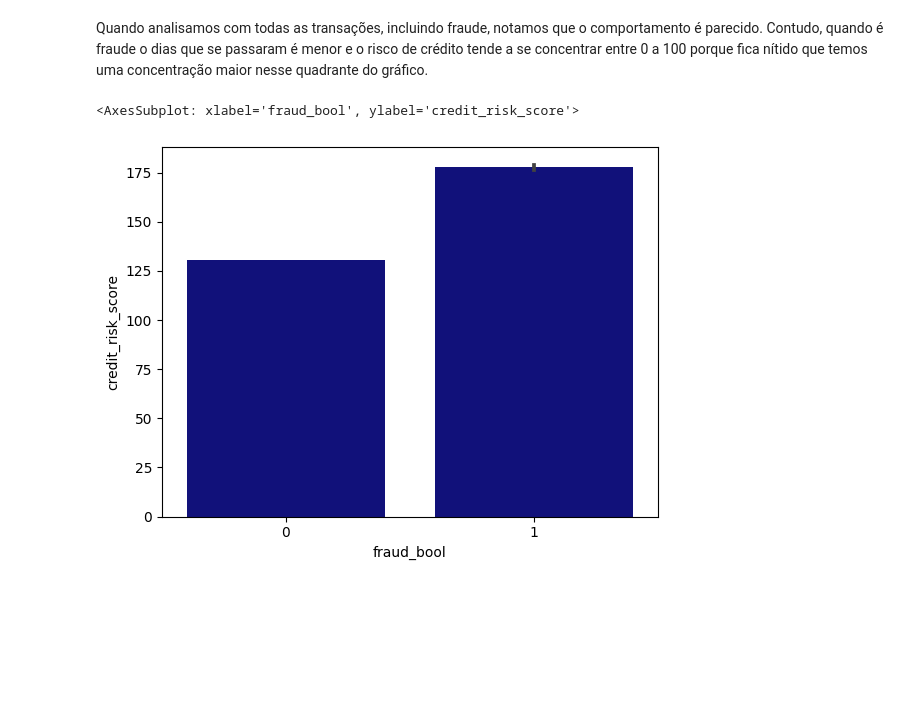
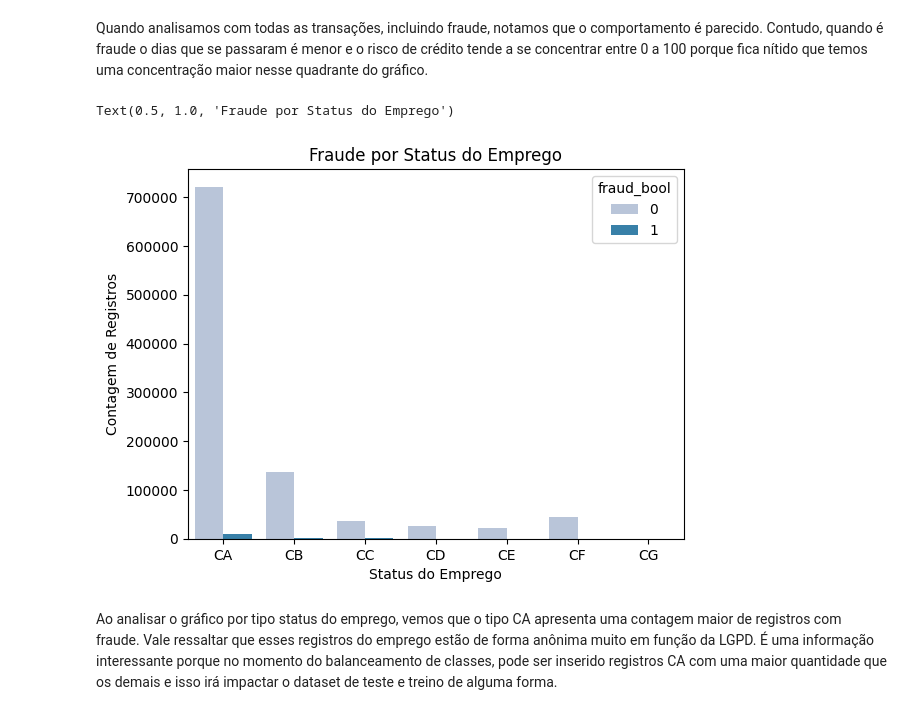
Before and after one commit to marcosmorais94/fraud_bankaccount, a Jupyter notebook: bank_fraud.ipynb, the cells around one changed output. Saved outputs shown, nothing was run; the diff lists cells and outputs as text; code cells hidden in the pictures; blank space fills up the shorter version.

```diff
--- a/bank_fraud.ipynb
+++ b/bank_fraud.ipynb
@@ -196,8 +196,18 @@ plt.show()
 # %% [markdown]
 Quando analisamos com todas as transações, incluindo fraude, notamos que o comportamento é parecido. Contudo, quando é fraude o dias que se passaram é menor e o risco de crédito tende a se concentrar entre 0 a 100 porque fica nítido que temos uma concentração maior nesse quadrante do gráfico.
 # %%
-# bar chart 1 -> top bars (group of 'smoker=No')
-sns.barplot(x="fraud_bool",  y="credit_risk_score", data=base, color='darkblue')
+# Gráfico de barras
+count_plot = sns.countplot(x = "employment_status",
+                           data = base,
+                           hue = 'fraud_bool',
+                           palette = 'PuBu')
+
+# Formatação dos eixos do gráfico e título
+count_plot.set_ylabel('Contagem de Registros')
+count_plot.set_xlabel('Status do Emprego')
+count_plot.set_title('Fraude por Status do Emprego')
 # %% [output]
-<AxesSubplot: xlabel='fraud_bool', ylabel='credit_risk_score'>
+Text(0.5, 1.0, 'Fraude por Status do Emprego')
-[figure, old version]
+[figure, new version]
+# %% [markdown]
+Ao analisar o gráfico por tipo status do emprego, vemos que o tipo CA apresenta uma contagem maior de registros com fraude. Vale ressaltar que esses registros do emprego estão de forma anônima muito em função da LGPD. É uma informação interessante porque no momento do balanceamento de classes, pode ser inserido registros CA com uma maior quantidade que os demais e isso irá impactar o dataset de teste e treino de alguma forma.
```
